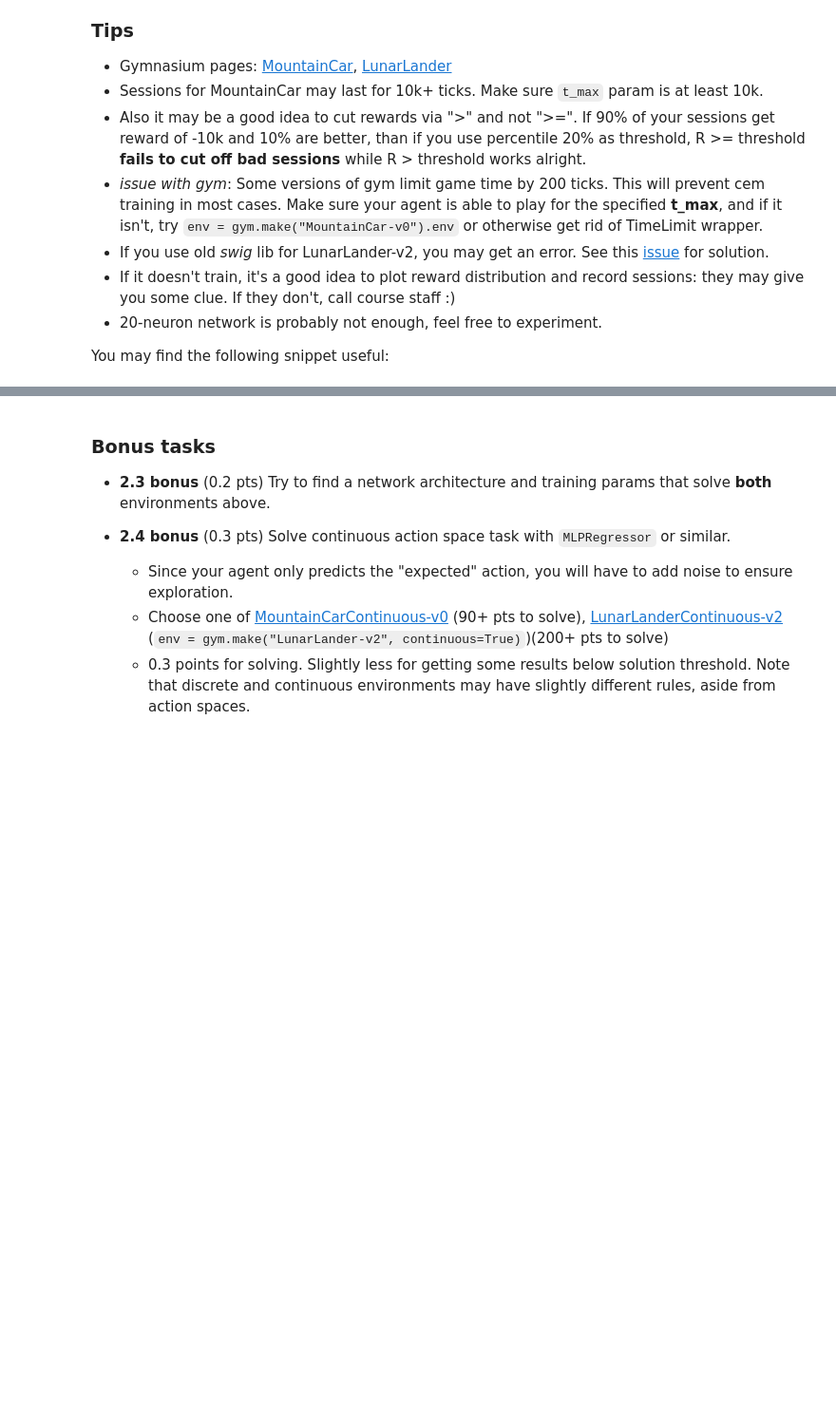
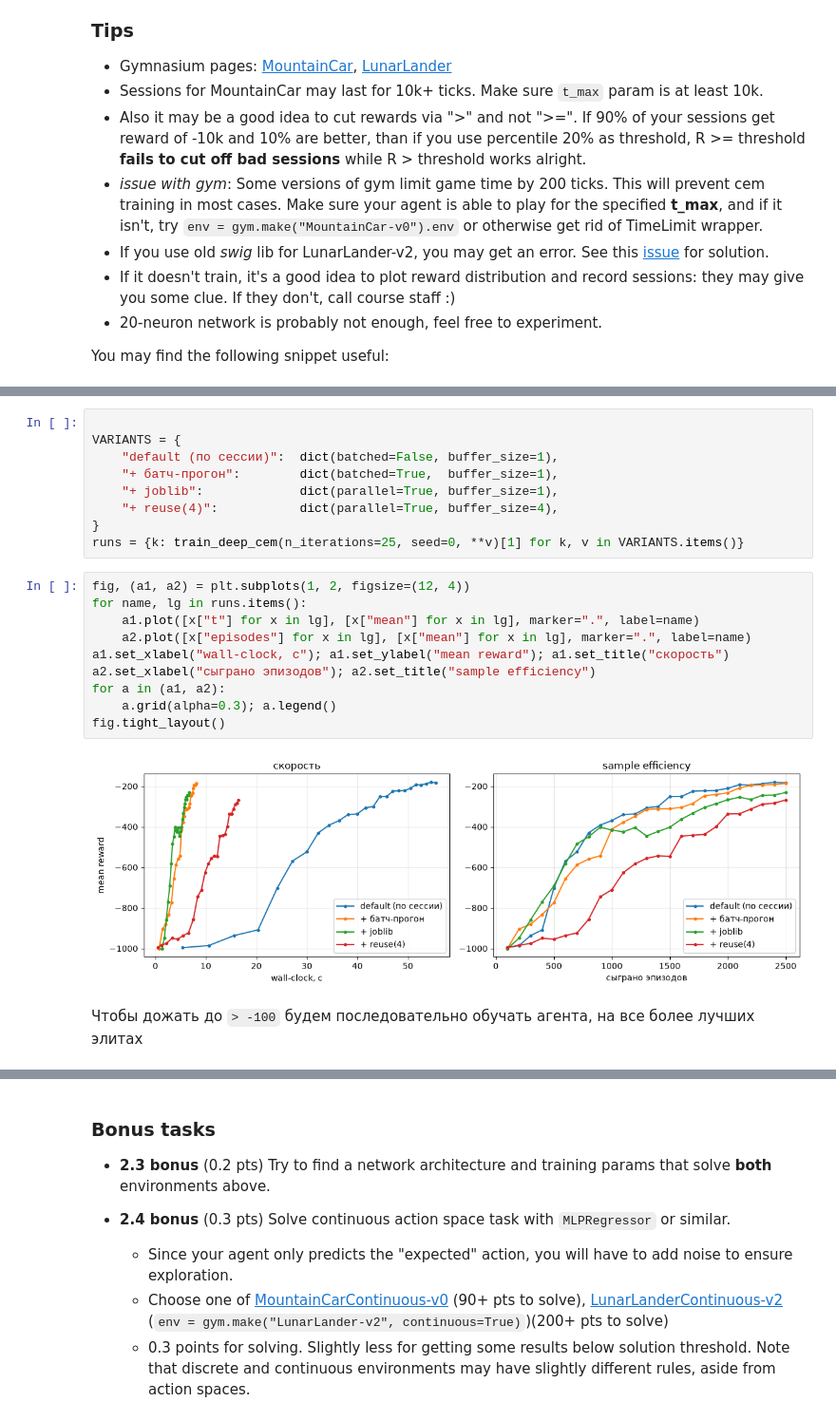
Before and after one commit to BogdanLiutikov/SB-RL-2026, a Jupyter notebook: homeworks/01-deep-crossentropy.ipynb, the cells around one changed output, grey strips where cells are left out. Shown at 95% size. Saved outputs shown, nothing was run; the diff lists cells and outputs as text; blank space fills up the shorter version.

```diff
--- a/homeworks/01-deep-crossentropy.ipynb
+++ b/homeworks/01-deep-crossentropy.ipynb
@@ -663,0 +1131,23 @@ with gym.make("MountainCar-v0", render_mode="rgb_arrary").env as env:
+# %%
+
+VARIANTS = {
+    "default (по сессии)":  dict(batched=False, buffer_size=1),
+    "+ батч-прогон":        dict(batched=True,  buffer_size=1),
+    "+ joblib":             dict(parallel=True, buffer_size=1),
+    "+ reuse(4)":           dict(parallel=True, buffer_size=4),
+}
+runs = {k: train_deep_cem(n_iterations=25, seed=0, **v)[1] for k, v in VARIANTS.items()}
+# %%
+fig, (a1, a2) = plt.subplots(1, 2, figsize=(12, 4))
+for name, lg in runs.items():
+    a1.plot([x["t"] for x in lg], [x["mean"] for x in lg], marker=".", label=name)
+    a2.plot([x["episodes"] for x in lg], [x["mean"] for x in lg], marker=".", label=name)
+a1.set_xlabel("wall-clock, с"); a1.set_ylabel("mean reward"); a1.set_title("скорость")
+a2.set_xlabel("сыграно эпизодов"); a2.set_title("sample efficiency")
+for a in (a1, a2):
+    a.grid(alpha=0.3); a.legend()
+fig.tight_layout()
+# %% [output]
+[figure, added]
+# %% [markdown]
+Чтобы дожать до `> -100` будем последовательно обучать агента, на все более лучших элитах
```
Also changed, not shown: parts of 51 cells of this notebook.
